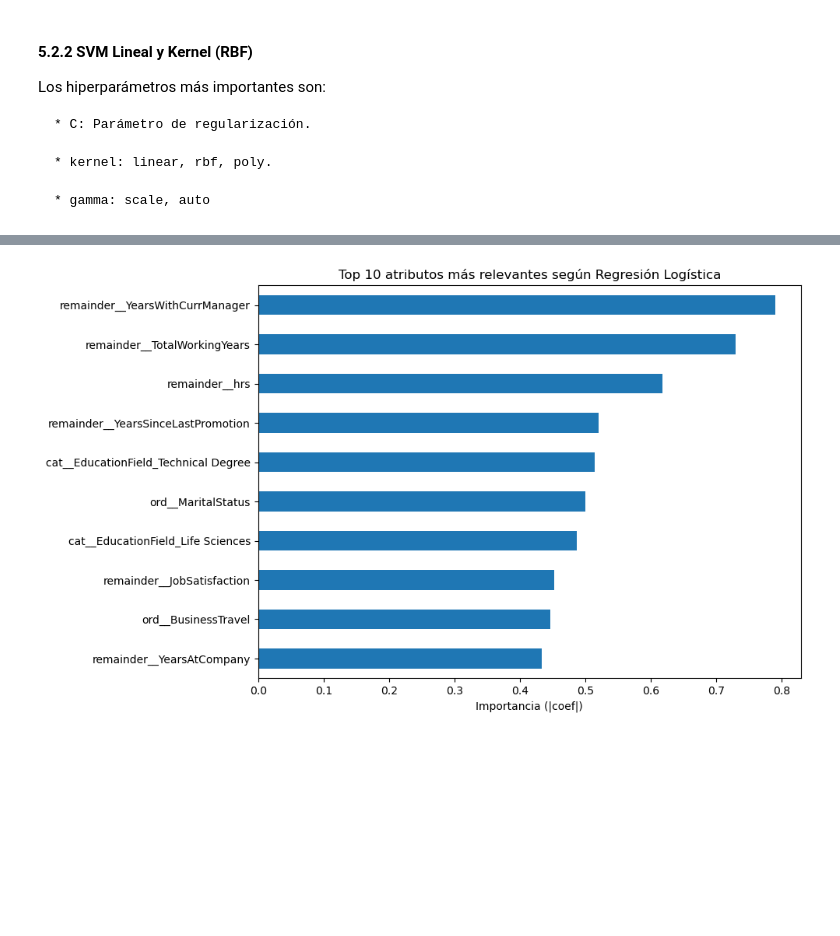
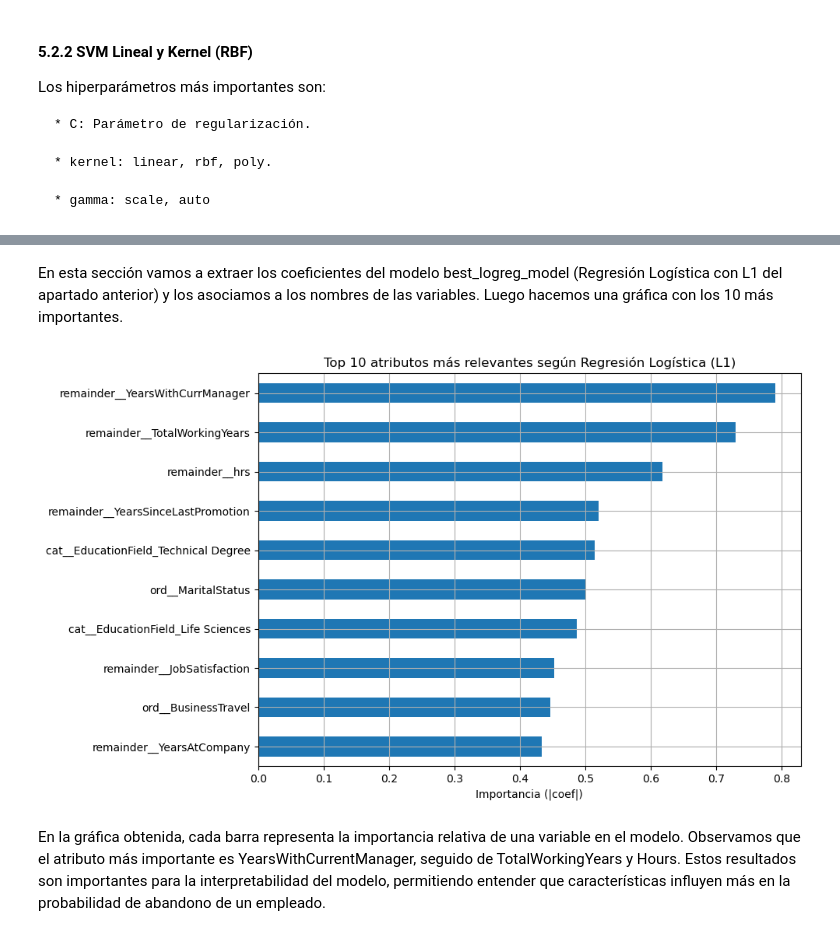
Before and after one commit to albatellouc3m/Grupo5, a Jupyter notebook: P1_AA.ipynb, the cells around one changed output, grey strips where cells are left out. Saved outputs shown, nothing was run; the diff lists cells and outputs as text; code cells hidden in the pictures; blank space fills up the shorter version.

```diff
--- a/P1_AA.ipynb
+++ b/P1_AA.ipynb
@@ -951,22 +968,35 @@ Balanced Accuracy SVM (HPO): {best_score:.4f}
+# %% [markdown]
+En esta sección vamos a extraer los coeficientes del modelo best_logreg_model (Regresión Logística con L1 del apartado anterior) y los asociamos a los nombres de las variables. Luego hacemos una gráfica con los 10 más importantes.
 # %%
-# Extraemos los coeficientes del mejor modelo lineal
 import matplotlib.pyplot as plt
+import pandas as pd
 import numpy as np
 
-# Asumiendo que usamos el mejor modelo de regresión logística
-coeficientes = best_logreg_model.named_steps['logreg'].coef_[0]
+# Extraer coeficientes
+coefs = best_logreg_model.named_steps['logreg'].coef_[0]
+
+# Extraer los nombres de las columnas (ya preprocesadas)
 columnas = X_train.columns
 
-# Visualizamos los más relevantes (orden absoluto)
-importances = pd.Series(np.abs(coeficientes), index=columnas).sort_values(ascending=False)
-top_features = importances.head(10)
+# Asociamos cada coeficiente con su nombre de variable
+importancias = pd.Series(np.abs(coefs), index=columnas)
 
+# Ordenamos por valor absoluto descendente (más relevante primero)
+importancias_ordenadas = importancias.sort_values(ascending=False)
+
+# Mostramos las 10 variables más influyentes
+top_10 = importancias_ordenadas.head(10)
+
+# Gráfica de barras horizontales
 plt.figure(figsize=(10, 6))
-top_features.plot(kind='barh')
-plt.title('Top 10 atributos más relevantes según Regresión Logística')
+top_10.plot(kind='barh')
+plt.xlabel("Importancia (|coef|)")
+plt.title("Top 10 atributos más relevantes según Regresión Logística (L1)")
 plt.gca().invert_yaxis()
-plt.xlabel("Importancia (|coef|)")
+plt.grid(True)
 plt.tight_layout()
 plt.show()
 # %% [output]
-[figure, old version]
+[figure, new version]
+# %% [markdown]
+En la gráfica obtenida, cada barra representa la importancia relativa de una variable en el modelo. Observamos que el atributo más importante es YearsWithCurrentManager, seguido de TotalWorkingYears y Hours. Estos resultados son importantes para la interpretabilidad del modelo, permitiendo entender que características influyen más en la probabilidad de abandono de un empleado.
```
Also changed, not shown: parts of 17 cells of this notebook.
